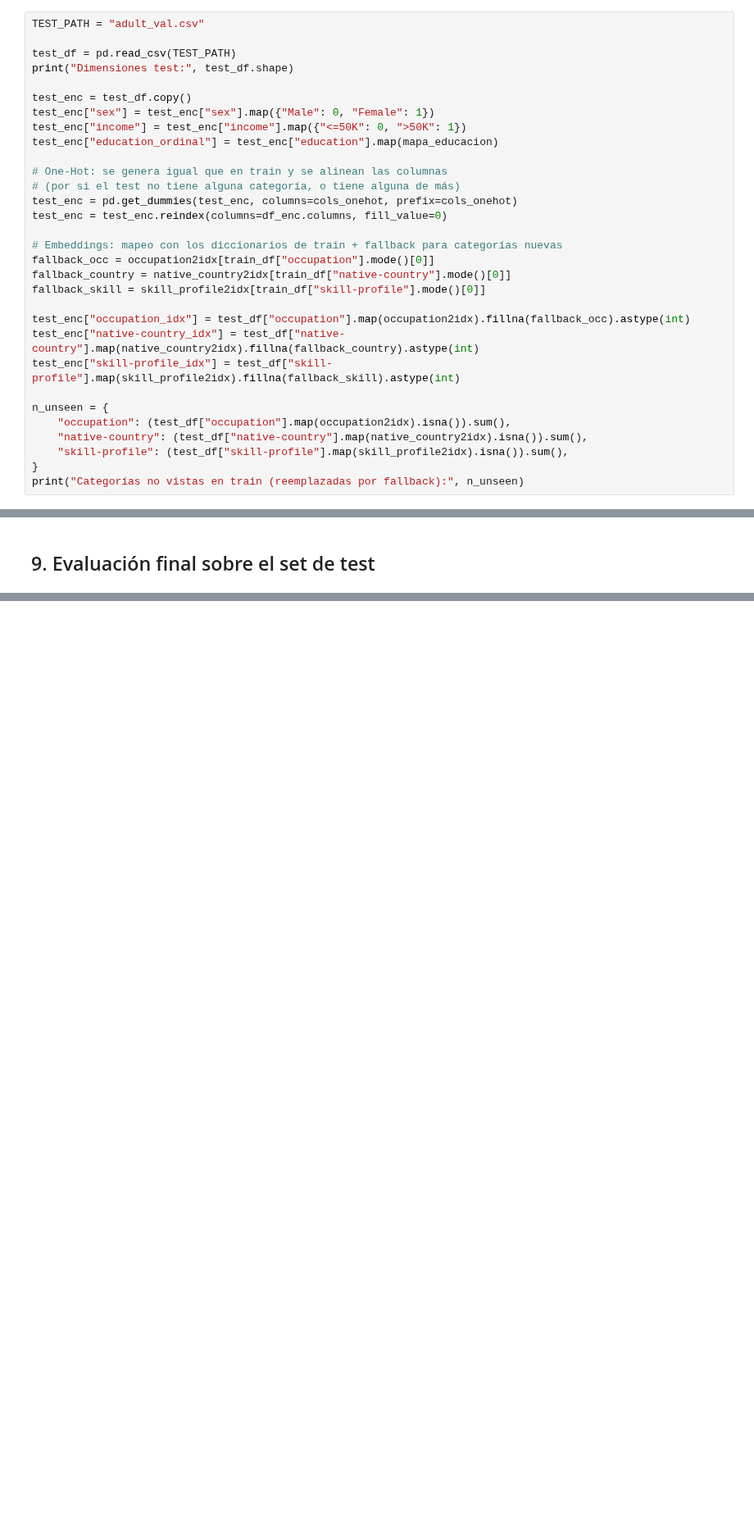
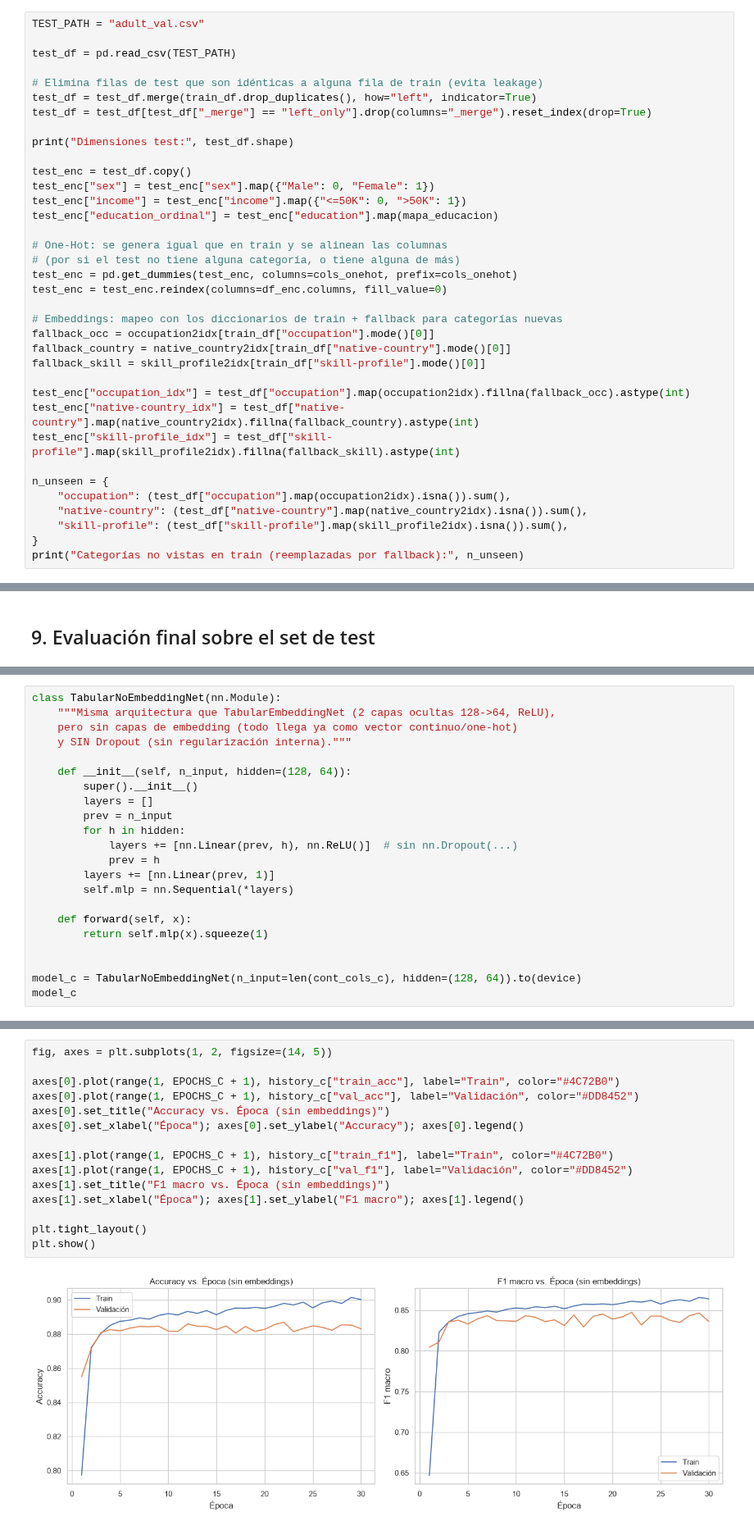
Before and after one commit to manuel-dieguezw/CEIA, a Jupyter notebook: AP/TP2/TP2.ipynb, the cells around one changed output, grey strips where cells are left out. Shown at 82% size. Drawn from its saved outputs; the diff is of its cells as text; blank space fills up the shorter version.

Commit message:
Actualizo el TP2, completando todos los puntos

```diff
--- a/AP/TP2/TP2.ipynb
+++ b/AP/TP2/TP2.ipynb
@@ -651,6 +651,11 @@ Además, se contempla que el test puede tener **categorías no vistas en train**
 TEST_PATH = "adult_val.csv"
 
 test_df = pd.read_csv(TEST_PATH)
+
+# Elimina filas de test que son idénticas a alguna fila de train (evita leakage)
+test_df = test_df.merge(train_df.drop_duplicates(), how="left", indicator=True)
+test_df = test_df[test_df["_merge"] == "left_only"].drop(columns="_merge").reset_index(drop=True)
+
 print("Dimensiones test:", test_df.shape)
 
 test_enc = test_df.copy()
@@ -746,0 +823,22 @@ plt.show()
+# %%
+class TabularNoEmbeddingNet(nn.Module):
+    """Misma arquitectura que TabularEmbeddingNet (2 capas ocultas 128->64, ReLU),
+    pero sin capas de embedding (todo llega ya como vector continuo/one-hot)
+    y SIN Dropout (sin regularización interna)."""
+
+    def __init__(self, n_input, hidden=(128, 64)):
+        super().__init__()
+        layers = []
+        prev = n_input
+        for h in hidden:
+            layers += [nn.Linear(prev, h), nn.ReLU()]  # sin nn.Dropout(...)
+            prev = h
+        layers += [nn.Linear(prev, 1)]
+        self.mlp = nn.Sequential(*layers)
+
+    def forward(self, x):
+        return self.mlp(x).squeeze(1)
+
+
+model_c = TabularNoEmbeddingNet(n_input=len(cont_cols_c), hidden=(128, 64)).to(device)
+model_c
@@ -746,0 +918,17 @@ plt.show()
+# %%
+fig, axes = plt.subplots(1, 2, figsize=(14, 5))
+
+axes[0].plot(range(1, EPOCHS_C + 1), history_c["train_acc"], label="Train", color="#4C72B0")
+axes[0].plot(range(1, EPOCHS_C + 1), history_c["val_acc"], label="Validación", color="#DD8452")
+axes[0].set_title("Accuracy vs. Época (sin embeddings)")
+axes[0].set_xlabel("Época"); axes[0].set_ylabel("Accuracy"); axes[0].legend()
+
+axes[1].plot(range(1, EPOCHS_C + 1), history_c["train_f1"], label="Train", color="#4C72B0")
+axes[1].plot(range(1, EPOCHS_C + 1), history_c["val_f1"], label="Validación", color="#DD8452")
+axes[1].set_title("F1 macro vs. Época (sin embeddings)")
+axes[1].set_xlabel("Época"); axes[1].set_ylabel("F1 macro"); axes[1].legend()
+
+plt.tight_layout()
+plt.show()
+# %% [output]
+[figure, added]
```
Also changed, not shown: parts of 21 cells of this notebook.
